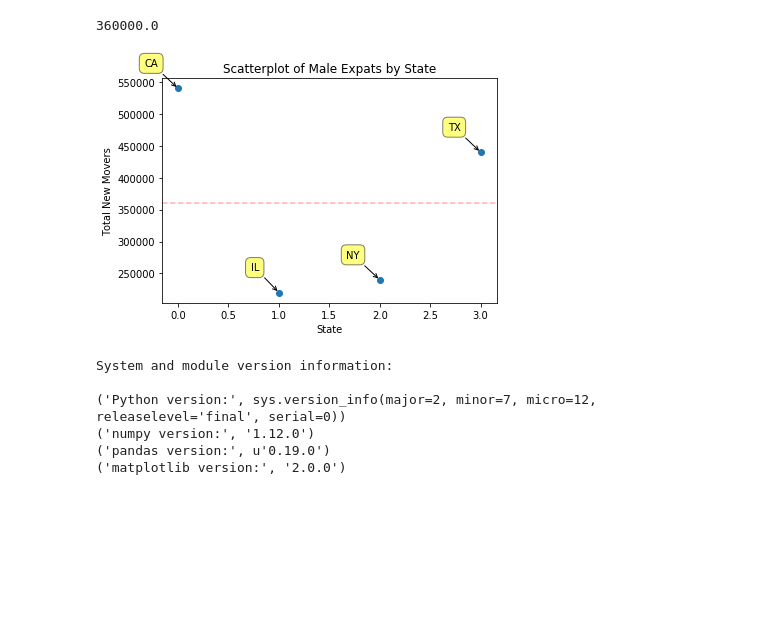
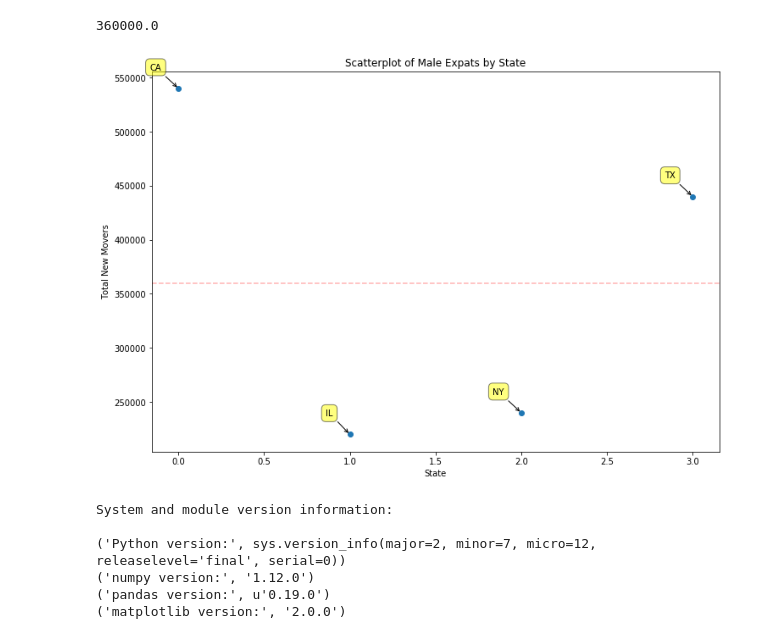
Before and after one commit to CSDE-UW/paa_2017_social_media, a Jupyter notebook: Estimate_Facebook_Audience/notebooks/facebook_demographic_research.ipynb, the cells around one changed output. Drawn from its saved outputs; the diff is of its cells as text; code cells hidden in the pictures; blank space fills up the shorter version.

```diff
--- a/Estimate_Facebook_Audience/notebooks/facebook_demographic_research.ipynb
+++ b/Estimate_Facebook_Audience/notebooks/facebook_demographic_research.ipynb
@@ -444,9 +406,12 @@ Name: audience, dtype: int64
 # %%
-data = merged_new_movers_data.loc[merged_new_movers_data["genders"]=="total population"][["state", "audience"]]
-data
+new_movers_total_pop = merged_new_movers_data.loc[merged_new_movers_data["genders"]=="total population"][["state", "audience"]]
+new_movers_total_pop
 # %% [output]
 |  | state | audience |
 | 0 | California | 540000 |
 | 3 | Illinois | 220000 |
 | 6 | New York | 240000 |
 | 9 | Texas | 440000 |
+# %%
+new_movers_audience = new_movers_total_pop["audience"]
+new_movers_audience
@@ -461,24 +431,25 @@ data.mean()
 # %% [output]
 360000.0
 # %%
+plt.subplots(1, figsize=(12, 8))
 plt.subplots_adjust(bottom = 0.1)
-plt.scatter(np.arange(len(data)), data)
-for label, x, y in zip(labels,np.arange(len(data)), data):
+plt.scatter(np.arange(len(new_movers_audience)), new_movers_audience)
+for label, x, y in zip(labels,np.arange(len(new_movers_audience)), new_movers_audience):
     plt.annotate(
         label,
         xy=(x, y), xytext=(-20, 20),
         textcoords='offset points', ha='right', va='bottom',
         bbox=dict(boxstyle='round,pad=0.5', fc='yellow', alpha=0.5),
         arrowprops=dict(arrowstyle = '->', connectionstyle='arc3,rad=0'))
 
-plt.axhline(data.mean(), linestyle='--', color='red', alpha=0.3)
+plt.axhline(new_movers_audience.mean(), linestyle='--', color='red', alpha=0.3)
 plt.title("Scatterplot of Male Expats by State")
 plt.xlabel("State")
 plt.ylabel("Total New Movers")
 
 plt.show()
 # %% [output]
-[figure, old version]
+[figure, new version]
 # %%
 import matplotlib
 print("System and module version information: \n")
```
Also changed, not shown: parts of 14 cells of this notebook.
